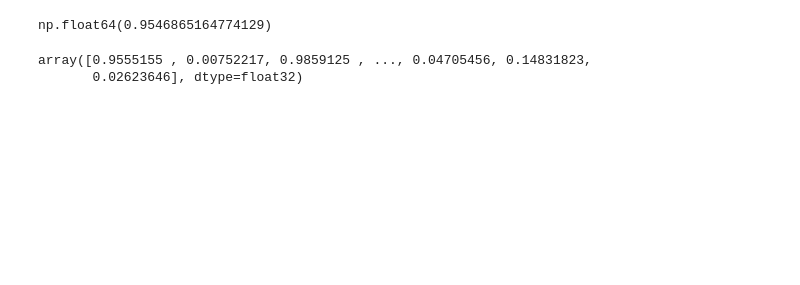
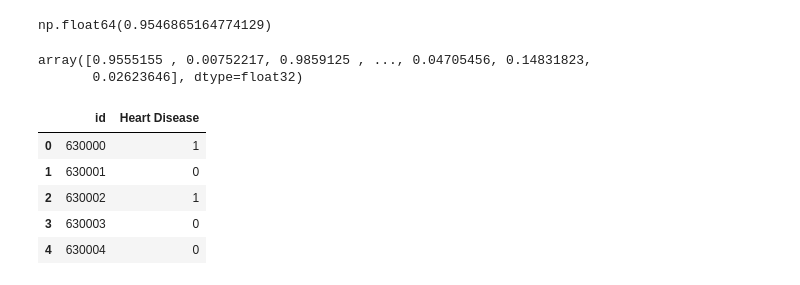
Before and after one commit to Kalana-Lakshan/ML-Self-Learning, a Jupyter notebook: Predicting_Heart_Disease_Playground_Series_Season_6_Episode_2_ipynb.ipynb, the cells around one changed output. Drawn from its saved outputs; the diff is of its cells as text; code cells hidden in the pictures; blank space fills up the shorter version.

```diff
--- a/Predicting_Heart_Disease_Playground_Series_Season_6_Episode_2_ipynb.ipynb
+++ b/Predicting_Heart_Disease_Playground_Series_Season_6_Episode_2_ipynb.ipynb
@@ -174,4 +174,14 @@ predictions
 array([0.9555155 , 0.00752217, 0.9859125 , ..., 0.04705456, 0.14831823,
        0.02623646], dtype=float32)
 # %%
-pd.DataFrame({'id':test_data['id'],'Heart Disease': predictions}).to_csv("Submission1.csv")
+output = pd.DataFrame({'id':test_data['id'],'Heart Disease': np.round(predictions).astype(int)})
+output.to_csv("Submission1.csv", index=False)
+# %%
+output.head()
+# %% [output]
+|  | id | Heart Disease |
+| 0 | 630000 | 1 |
+| 1 | 630001 | 0 |
+| 2 | 630002 | 1 |
+| 3 | 630003 | 0 |
+| 4 | 630004 | 0 |
```
Also changed, not shown: parts of 1 cell of this notebook.
